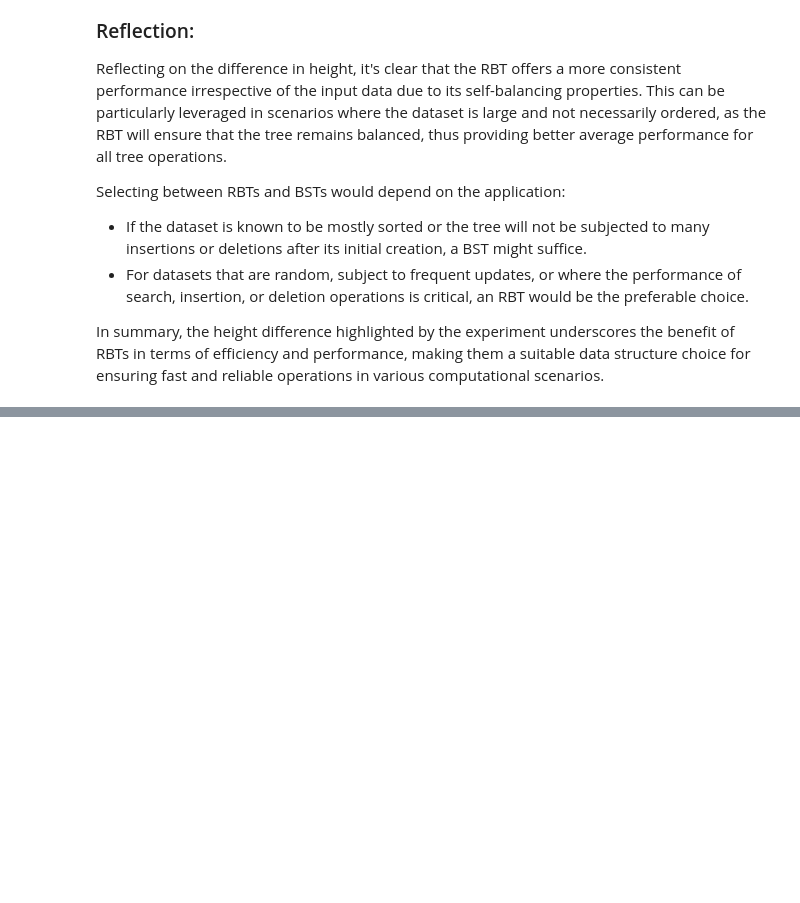
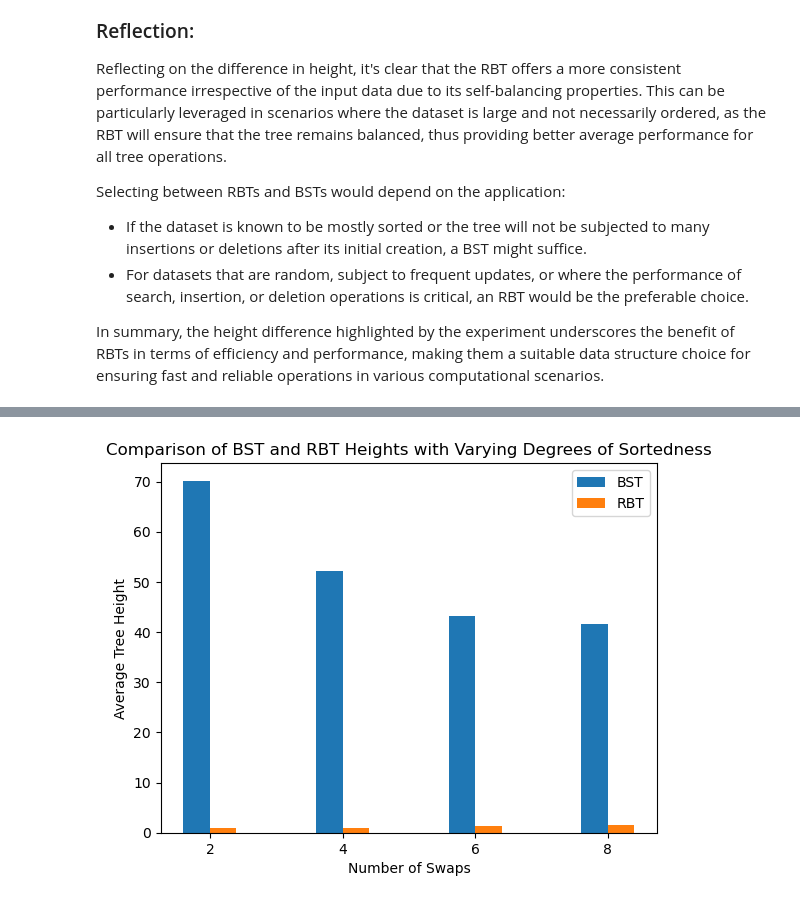
Before and after one commit to saboorah/CS2XC3-lab-4, a Jupyter notebook: Lab_IV.ipynb, the cells around one changed output, grey strips where cells are left out. Saved outputs shown, nothing was run; the diff lists cells and outputs as text; code cells hidden in the pictures; blank space fills up the shorter version.

```diff
--- a/Lab_IV.ipynb
+++ b/Lab_IV.ipynb
@@ -368,0 +449,46 @@ In summary, the height difference highlighted by the experiment underscores the
+# %%
+# Define the number of runs
+runs = 50
+
+# Define the number of swaps for each scenario
+swap_values = [2, 4, 6, 8]
+
+# Lists to store average heights for BST and RBT
+bst_heights = []
+rbt_heights = []
+
+for swaps in swap_values:
+    bst_avg_height = 0
+    rbt_avg_height = 0
+
+    for _ in range(runs):
+        slist1 = create_sorted_list(100)
+        nslist1 = create_near_sorted_list(slist1, swaps)
+
+        bst_tree = BSTTree()
+        rbt_tree = RBTree()
+
+        for num in nslist1:
+            bst_tree.insert(num)
+            rbt_tree.insert(num)
+
+        bst_avg_height += get_tree_height(bst_tree.root)
+        rbt_avg_height += get_tree_height(rbt_tree.root)
+
+    bst_avg_height /= runs
+    rbt_avg_height /= runs
+
+    bst_heights.append(bst_avg_height)
+    rbt_heights.append(rbt_avg_height)
+
+# Plotting the results
+plt.bar([x - 0.2 for x in swap_values], bst_heights, width=0.4, label='BST')
+plt.bar([x + 0.2 for x in swap_values], rbt_heights, width=0.4, label='RBT')
+plt.xlabel('Number of Swaps')
+plt.ylabel('Average Tree Height')
+plt.title('Comparison of BST and RBT Heights with Varying Degrees of Sortedness')
+plt.xticks(swap_values)
+plt.legend()
+plt.show()
+# %% [output]
+[figure, added]
```
Also changed, not shown: parts of 4 cells of this notebook.
